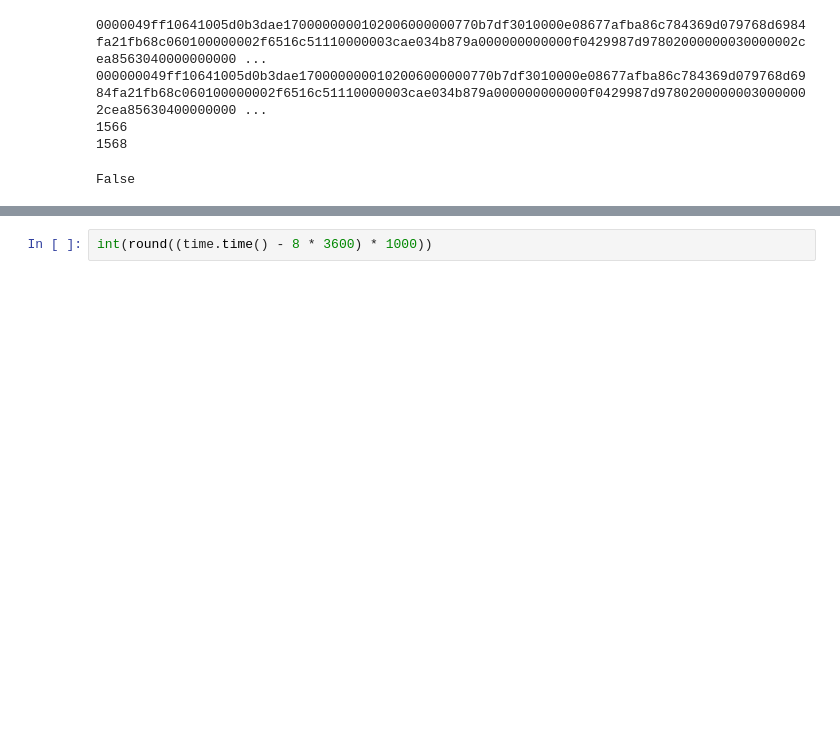
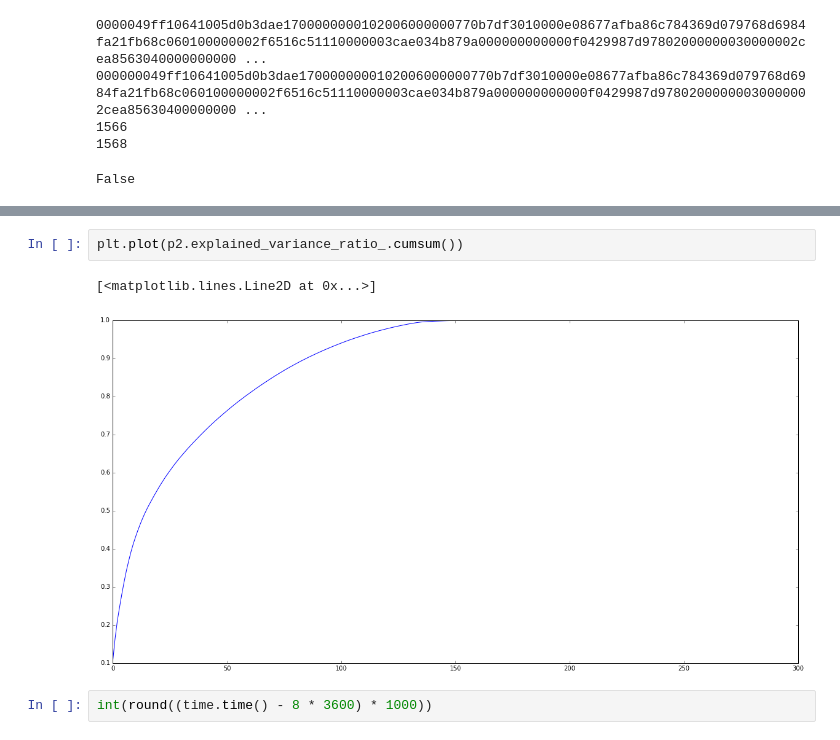
Before and after one commit to 3tilley/CroakLife, a Jupyter notebook: Untitled0.ipynb, the cells around one changed output, grey strips where cells are left out. Drawn from its saved outputs; the diff is of its cells as text; blank space fills up the shorter version.

```diff
--- a/Untitled0.ipynb
+++ b/Untitled0.ipynb
@@ -443,2 +297,7 @@ d.ctime()
+# %%
+plt.plot(p2.explained_variance_ratio_.cumsum())
+# %% [output]
+[<matplotlib.lines.Line2D at 0x...>]
+[figure, added]
 # %%
 int(round((time.time() - 8 * 3600) * 1000))
```
Also changed, not shown: parts of 36 cells of this notebook.
